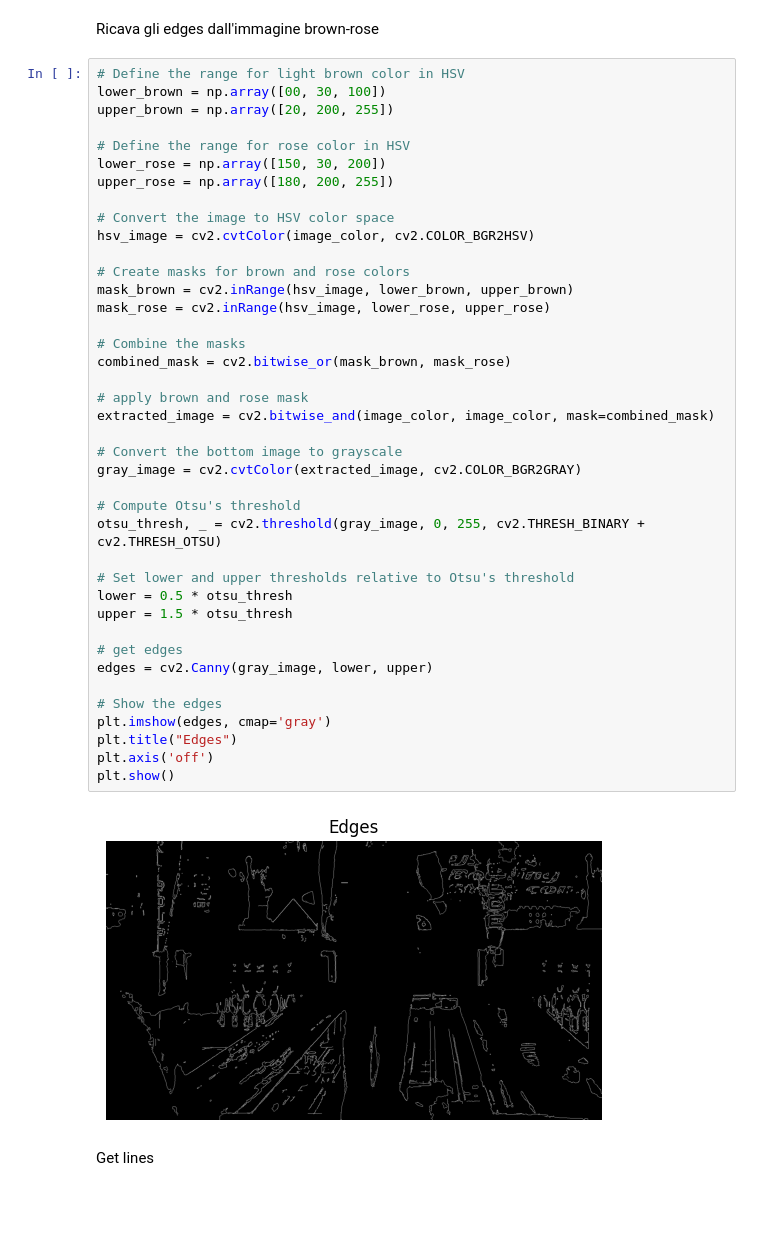
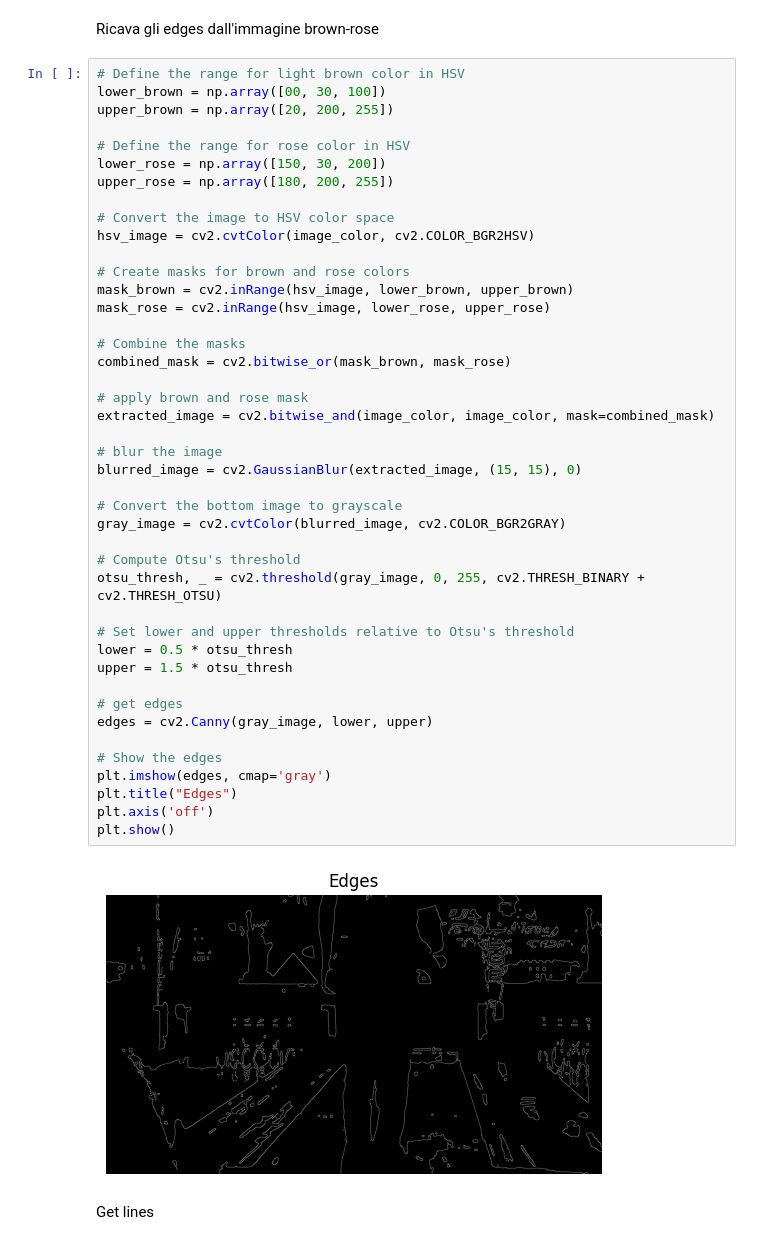
Before and after one commit to CorraPiano/bowling-analysis, a Jupyter notebook: notebook/lane_detection/Lane_Detection_Test_Lateral.ipynb, the cells around one changed output. Saved outputs shown, nothing was run; the diff lists cells and outputs as text; blank space fills up the shorter version.

```diff
--- a/notebook/lane_detection/Lane_Detection_Test_Lateral.ipynb
+++ b/notebook/lane_detection/Lane_Detection_Test_Lateral.ipynb
@@ -113,35 +117,38 @@ upper_rose = np.array([180, 200, 255])
 hsv_image = cv2.cvtColor(image_color, cv2.COLOR_BGR2HSV)
 
 # Create masks for brown and rose colors
 mask_brown = cv2.inRange(hsv_image, lower_brown, upper_brown)
 mask_rose = cv2.inRange(hsv_image, lower_rose, upper_rose)
 
 # Combine the masks
 combined_mask = cv2.bitwise_or(mask_brown, mask_rose)
 
 # apply brown and rose mask
 extracted_image = cv2.bitwise_and(image_color, image_color, mask=combined_mask)
 
+# blur the image
+blurred_image = cv2.GaussianBlur(extracted_image, (15, 15), 0)
+
 # Convert the bottom image to grayscale
-gray_image = cv2.cvtColor(extracted_image, cv2.COLOR_BGR2GRAY)
+gray_image = cv2.cvtColor(blurred_image, cv2.COLOR_BGR2GRAY)
 
 # Compute Otsu's threshold
 otsu_thresh, _ = cv2.threshold(gray_image, 0, 255, cv2.THRESH_BINARY + cv2.THRESH_OTSU)
 
 # Set lower and upper thresholds relative to Otsu's threshold
 lower = 0.5 * otsu_thresh
 upper = 1.5 * otsu_thresh
 
 # get edges
 edges = cv2.Canny(gray_image, lower, upper)
 
 # Show the edges
 plt.imshow(edges, cmap='gray')
 plt.title("Edges")
 plt.axis('off')
 plt.show()
 # %% [output]
-[figure, old version]
+[figure, new version]
 # %% [markdown]
 Get lines
 # %%
```
Also changed, not shown: parts of 10 cells of this notebook, 6 other files.
